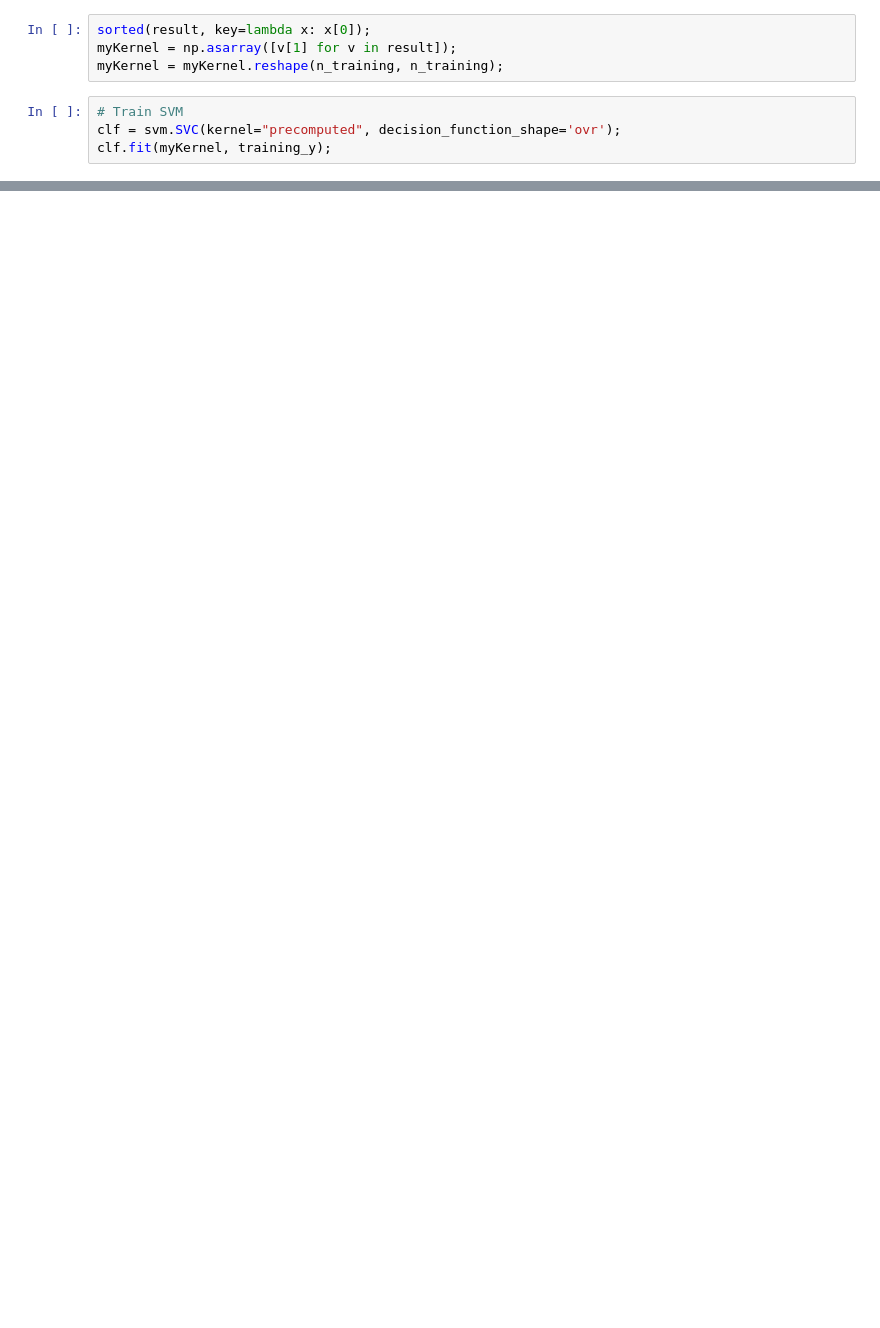
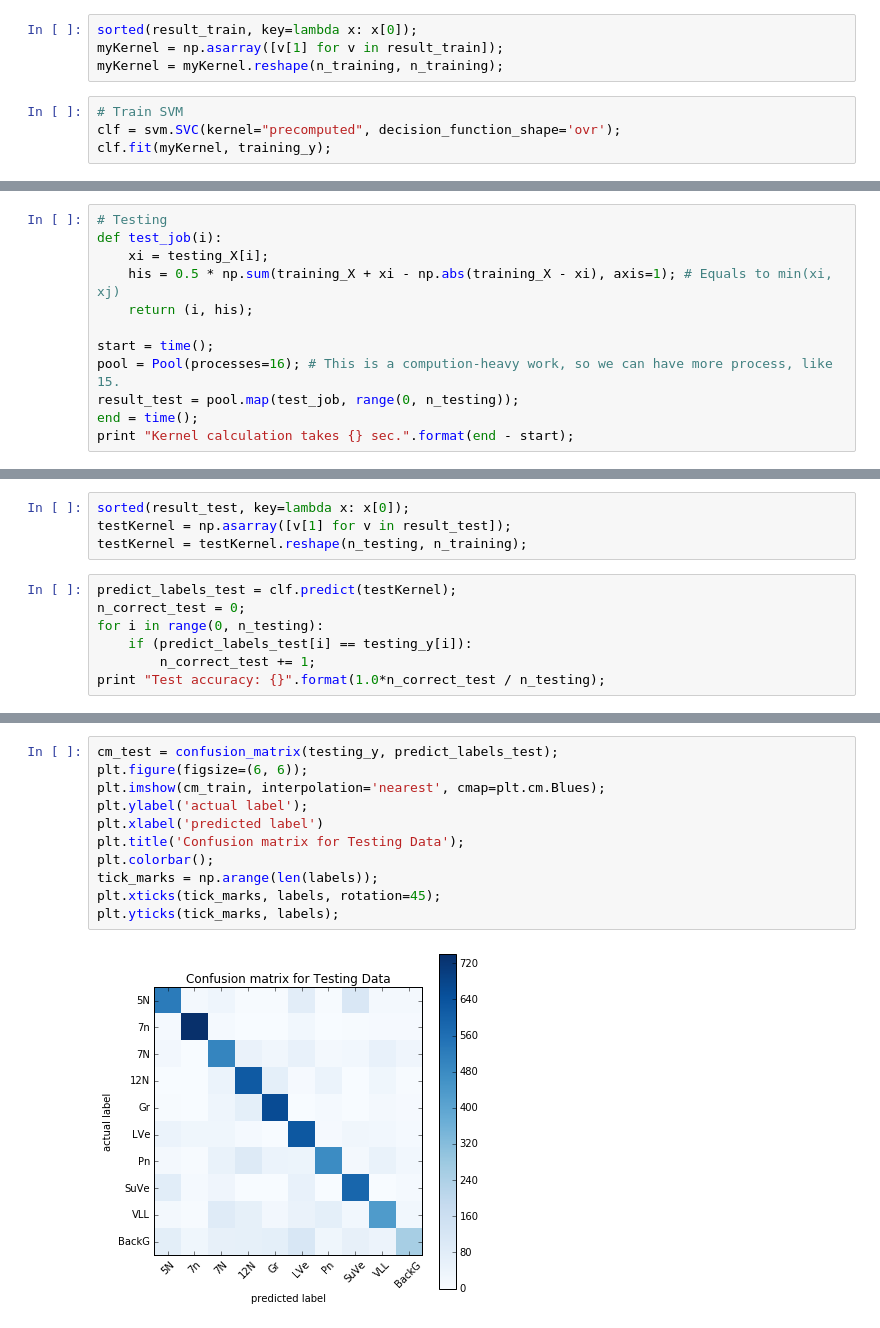
Before and after one commit to rogers140/notebook, a Jupyter notebook: Grid_SVM_parallel.ipynb, the cells around one changed output, grey strips where cells are left out. Saved outputs shown, nothing was run; the diff lists cells and outputs as text; blank space fills up the shorter version.

Commit message:
Add some test to grid svm parallel test

```diff
--- a/Grid_SVM_parallel.ipynb
+++ b/Grid_SVM_parallel.ipynb
@@ -76,6 +82,6 @@ Kernel calculation takes 808.961863041 sec.
 # %%
-sorted(result, key=lambda x: x[0]);
-myKernel = np.asarray([v[1] for v in result]);
+sorted(result_train, key=lambda x: x[0]);
+myKernel = np.asarray([v[1] for v in result_train]);
 myKernel = myKernel.reshape(n_training, n_training);
 # %%
 # Train SVM
@@ -106,0 +119,12 @@ plt.yticks(tick_marks, labels);
+# %%
+# Testing
+def test_job(i):
+    xi = testing_X[i];
+    his = 0.5 * np.sum(training_X + xi - np.abs(training_X - xi), axis=1); # Equals to min(xi, xj)
+    return (i, his);
+
+start = time();
+pool = Pool(processes=16); # This is a compution-heavy work, so we can have more process, like 15.
+result_test = pool.map(test_job, range(0, n_testing));
+end = time();
+print "Kernel calculation takes {} sec.".format(end - start);
@@ -106,0 +133,11 @@ plt.yticks(tick_marks, labels);
+# %%
+sorted(result_test, key=lambda x: x[0]);
+testKernel = np.asarray([v[1] for v in result_test]);
+testKernel = testKernel.reshape(n_testing, n_training);
+# %%
+predict_labels_test = clf.predict(testKernel);
+n_correct_test = 0;
+for i in range(0, n_testing):
+    if (predict_labels_test[i] == testing_y[i]):
+        n_correct_test += 1;
+print "Test accuracy: {}".format(1.0*n_correct_test / n_testing);
@@ -106,0 +146,13 @@ plt.yticks(tick_marks, labels);
+# %%
+cm_test = confusion_matrix(testing_y, predict_labels_test);
+plt.figure(figsize=(6, 6));
+plt.imshow(cm_train, interpolation='nearest', cmap=plt.cm.Blues);
+plt.ylabel('actual label');
+plt.xlabel('predicted label')
+plt.title('Confusion matrix for Testing Data');
+plt.colorbar();
+tick_marks = np.arange(len(labels));
+plt.xticks(tick_marks, labels, rotation=45);
+plt.yticks(tick_marks, labels);
+# %% [output]
+[figure, added]
```
Also changed, not shown: parts of 11 cells of this notebook.
